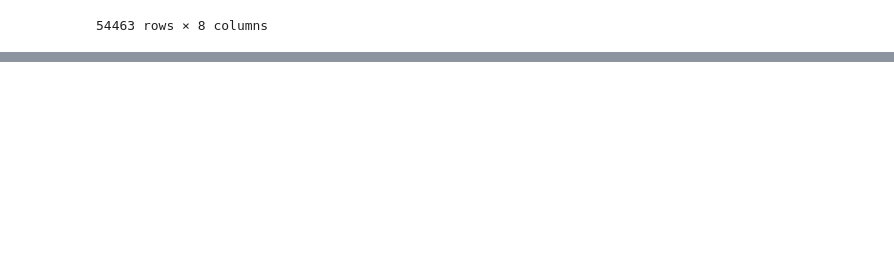
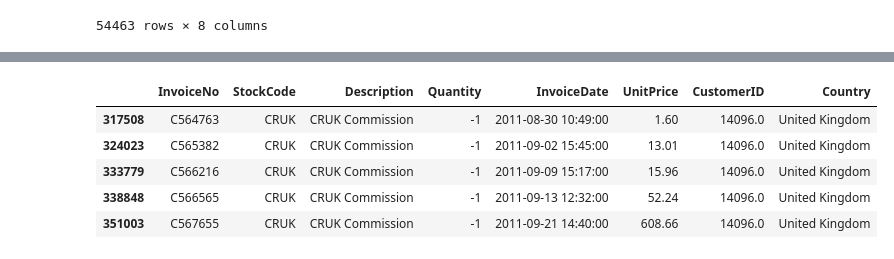
Before and after one commit to Krauser24816/Customer_Churn_and_Retention, a Jupyter notebook: Wrangling/Wrangling-1.ipynb, the cells around one changed output, grey strips where cells are left out. Saved outputs shown, nothing was run; the diff lists cells and outputs as text; code cells hidden in the pictures; blank space fills up the shorter version.

```diff
--- a/Wrangling/Wrangling-1.ipynb
+++ b/Wrangling/Wrangling-1.ipynb
@@ -312,0 +323,22 @@ df[df["StockCode"] == "84993A"]
+# %%
+# View rows for each suspicious StockCode separately
+
+post_df = df[df["StockCode"] == "POST"]
+d_df = df[df["StockCode"] == "D"]
+c2_df = df[df["StockCode"] == "C2"]
+dot_df = df[df["StockCode"] == "DOT"]
+m_df = df[df["StockCode"] == "M"]
+s_df = df[df["StockCode"] == "S"]
+small_m_df = df[df["StockCode"] == "m"]
+pads_df = df[df["StockCode"] == "PADS"]
+b_df = df[df["StockCode"] == "B"]
+cruk_df = df[df["StockCode"] == "CRUK"]
+# %%
+cruk_df.head()
+# %% [output]
+|  | InvoiceNo | StockCode | Description | Quantity | InvoiceDate | UnitPrice | CustomerID | Country |
+| 317508 | C564763 | CRUK | CRUK Commission | -1 | 2011-08-30 10:49:00 | 1.60 | 14096.0 | United Kingdom |
+| 324023 | C565382 | CRUK | CRUK Commission | -1 | 2011-09-02 15:45:00 | 13.01 | 14096.0 | United Kingdom |
+| 333779 | C566216 | CRUK | CRUK Commission | -1 | 2011-09-09 15:17:00 | 15.96 | 14096.0 | United Kingdom |
+| 338848 | C566565 | CRUK | CRUK Commission | -1 | 2011-09-13 12:32:00 | 52.24 | 14096.0 | United Kingdom |
+| 351003 | C567655 | CRUK | CRUK Commission | -1 | 2011-09-21 14:40:00 | 608.66 | 14096.0 | United Kingdom |
```
Also changed, not shown: parts of 18 cells of this notebook, 2 other files.
